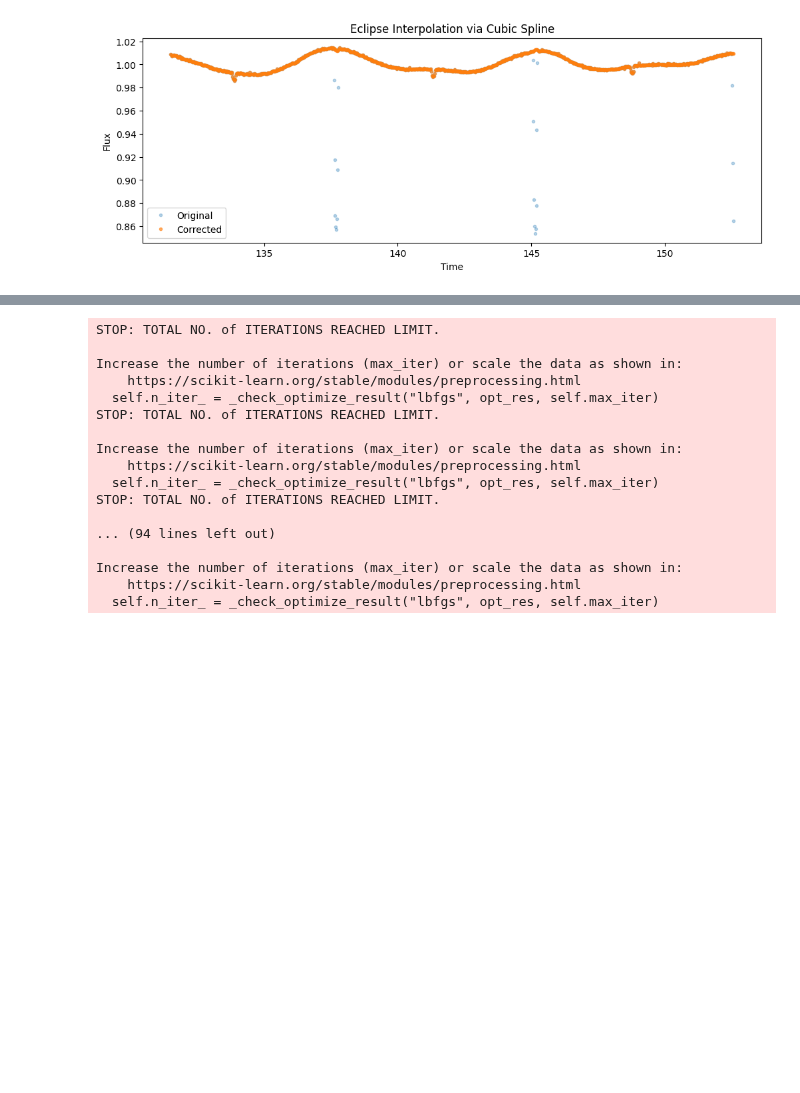
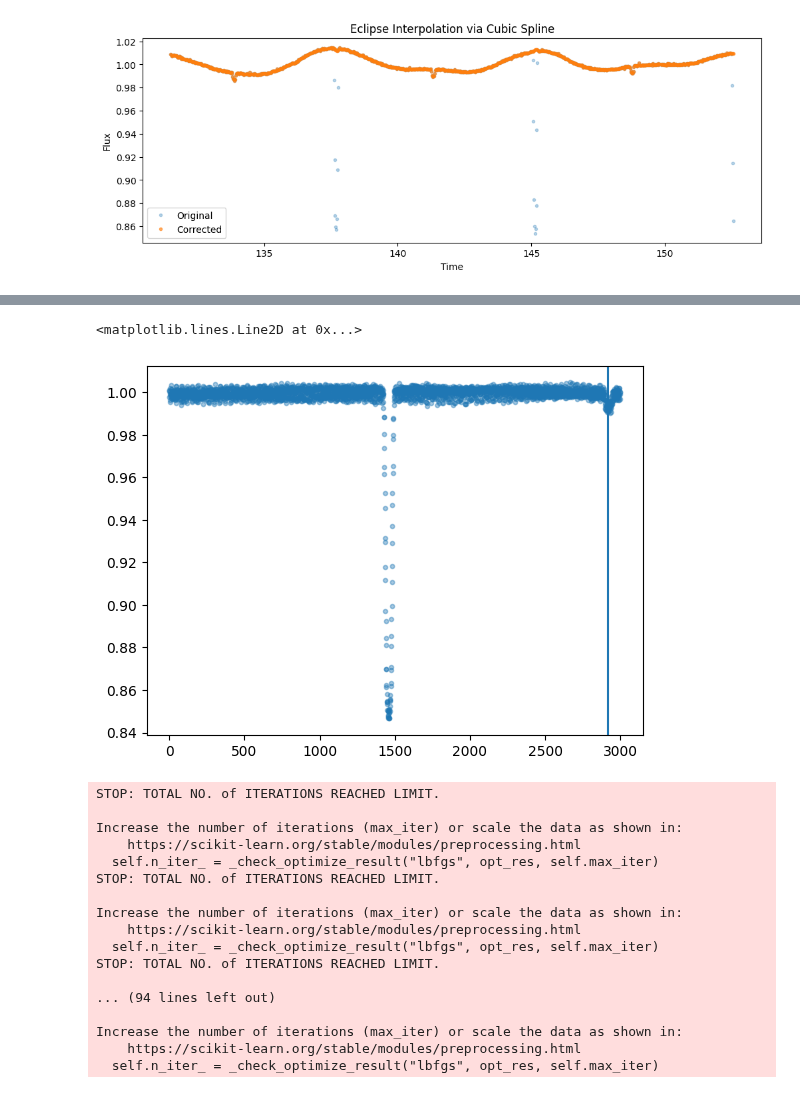
Before and after one commit to sfremy/astro_tools, a Jupyter notebook: prefold_automated.ipynb, the cells around one changed output, grey strips where cells are left out. Cells and saved outputs as stored; diff of their text form; code cells hidden in the pictures; blank space fills up the shorter version.

```diff
--- a/prefold_automated.ipynb
+++ b/prefold_automated.ipynb
@@ -186,3 +214,10 @@ plt.show()
+# %%
+plt.figure()
+plt.plot(mean_flux, '.', alpha=0.4)
+plt.axvline(len(mean_flux[eclipse_mask]) + conv_max)
+# %% [output]
+<matplotlib.lines.Line2D at 0x...>
+[figure, added]
 # %%
 from wotan import flatten
 
```
Also changed, not shown: parts of 1 cell of this notebook.
